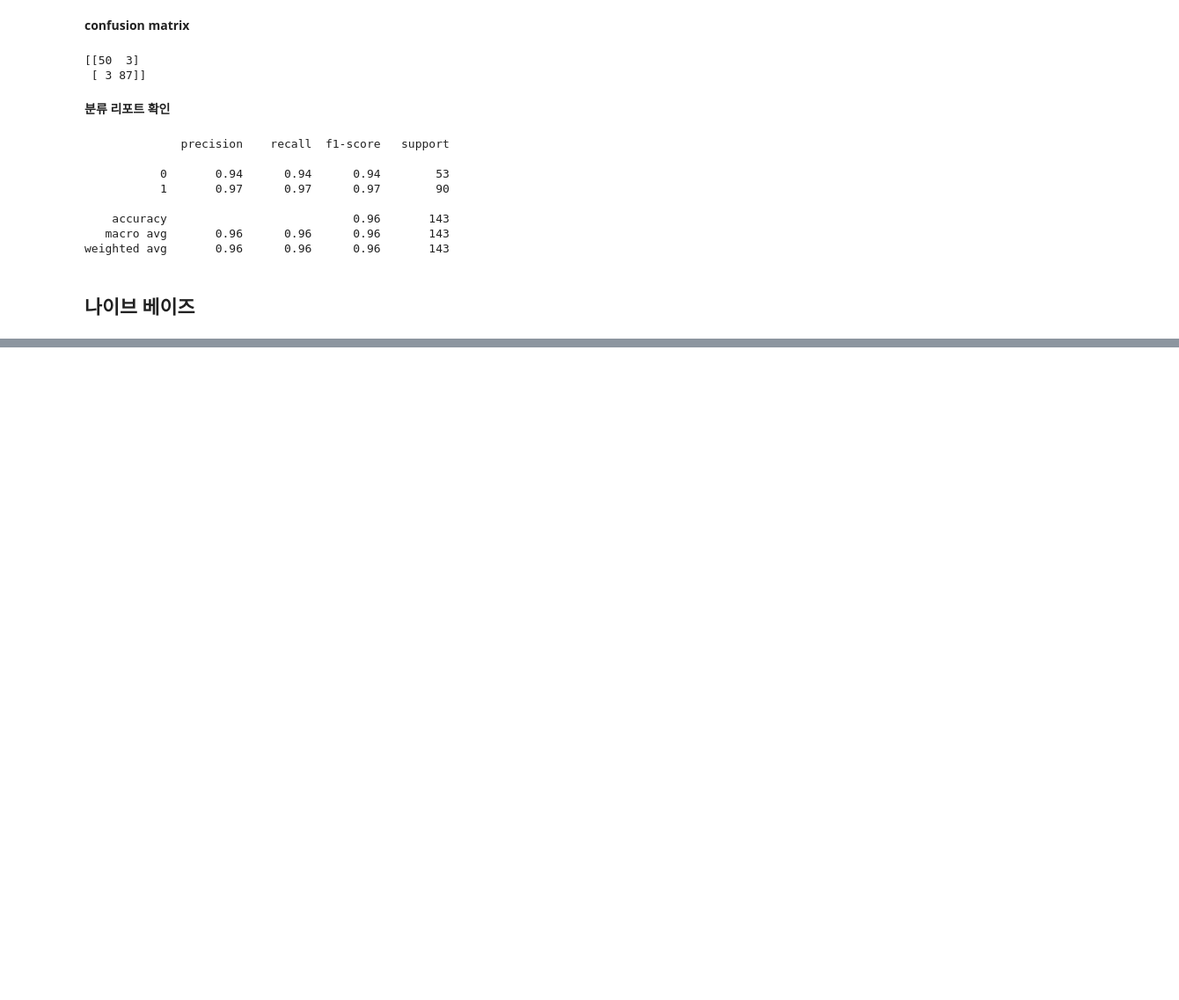
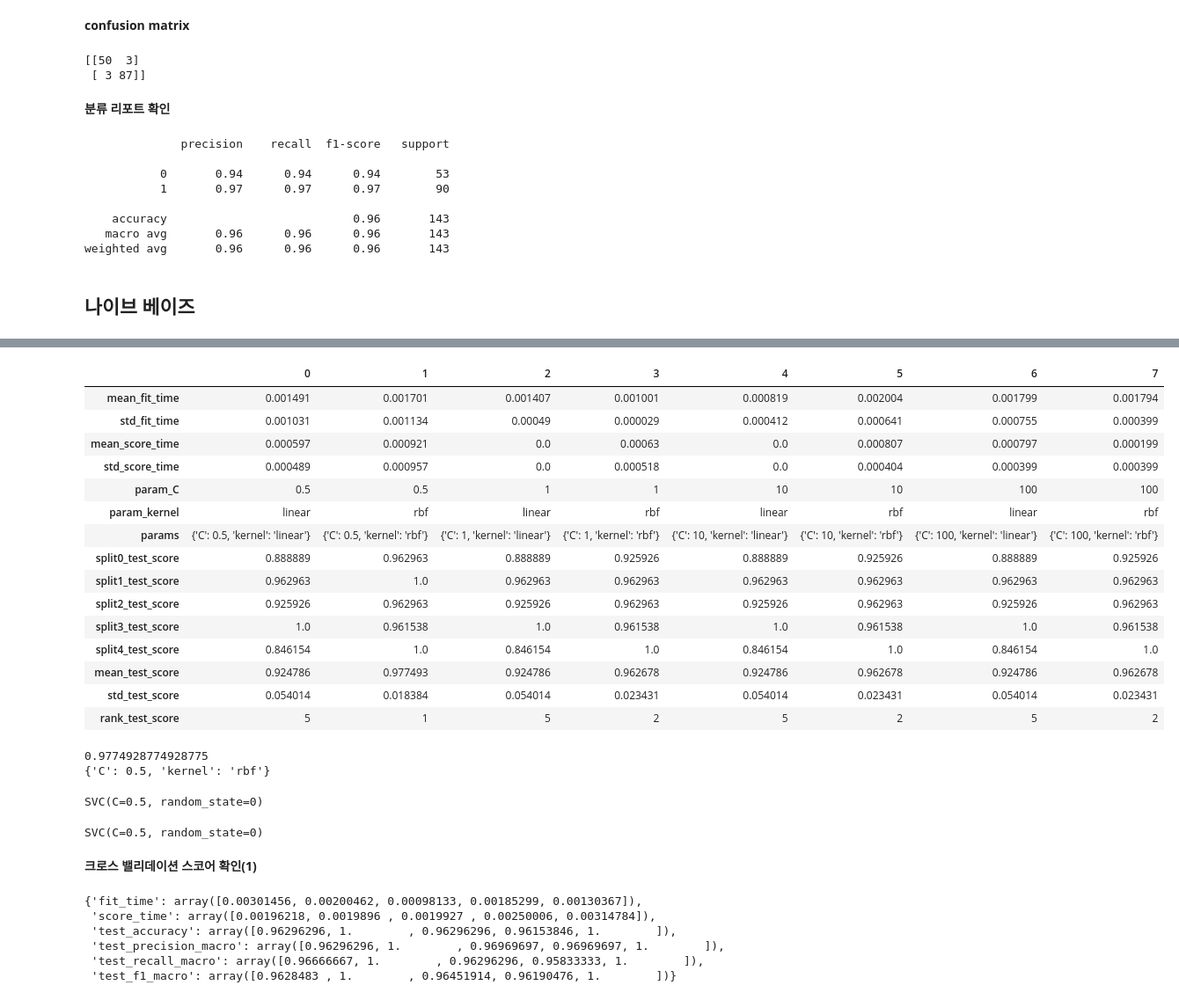
Before and after one commit to kayeehan/Python-practice, a Jupyter notebook: ML books.ipynb, the cells around one changed output, grey strips where cells are left out. Shown at 88% size. Saved outputs shown, nothing was run; the diff lists cells and outputs as text; code cells hidden in the pictures; blank space fills up the shorter version.

```diff
--- a/ML books.ipynb
+++ b/ML books.ipynb
@@ -472,0 +543,11 @@ from sklearn.preprocessing import StandardScaler
+# %%
+from sklearn import svm
+from sklearn.model_selection import StratifiedKFold # 라벨링의 비율을 유지하며 데이터를 추출
+from sklearn.model_selection import GridSearchCV
+
+param_grid = {'kernel':('linear','rbf'),
+              'C':[0.5,1,10,100]}
+kfold = StratifiedKFold(n_splits=5,shuffle=True,random_state=0)
+svc = svm.SVC(random_state=0)
+grid_cv = GridSearchCV(svc, param_grid,cv=kfold,scoring='accuracy')
+grid_cv.fit(X_tn_std,y_tn)
@@ -472,0 +579,51 @@ from sklearn.preprocessing import StandardScaler
+# %%
+import numpy as np
+import pandas as pd
+np.transpose(pd.DataFrame(grid_cv.cv_results_))
+# %% [output]
+|  | 0 | 1 | 2 | 3 | 4 | 5 | 6 | 7 |
+| mean_fit_time | 0.001491 | 0.001701 | 0.001407 | 0.001001 | 0.000819 | 0.002004 | 0.001799 | 0.001794 |
+| std_fit_time | 0.001031 | 0.001134 | 0.00049 | 0.000029 | 0.000412 | 0.000641 | 0.000755 | 0.000399 |
+| mean_score_time | 0.000597 | 0.000921 | 0.0 | 0.00063 | 0.0 | 0.000807 | 0.000797 | 0.000199 |
+| std_score_time | 0.000489 | 0.000957 | 0.0 | 0.000518 | 0.0 | 0.000404 | 0.000399 | 0.000399 |
+| param_C | 0.5 | 0.5 | 1 | 1 | 10 | 10 | 100 | 100 |
+| param_kernel | linear | rbf | linear | rbf | linear | rbf | linear | rbf |
+| params | {'C': 0.5, 'kernel': 'linear'} | {'C': 0.5, 'kernel': 'rbf'} | {'C': 1, 'kernel': 'linear'} | {'C': 1, 'kernel': 'rbf'} | {'C': 10, 'kernel': 'linear'} | {'C': 10, 'kernel': 'rbf'} | {'C': 100, 'kernel': 'linear'} | {'C': 100, 'kernel': 'rbf'} |
+| split0_test_score | 0.888889 | 0.962963 | 0.888889 | 0.925926 | 0.888889 | 0.925926 | 0.888889 | 0.925926 |
+| split1_test_score | 0.962963 | 1.0 | 0.962963 | 0.962963 | 0.962963 | 0.962963 | 0.962963 | 0.962963 |
+| split2_test_score | 0.925926 | 0.962963 | 0.925926 | 0.962963 | 0.925926 | 0.962963 | 0.925926 | 0.962963 |
+| split3_test_score | 1.0 | 0.961538 | 1.0 | 0.961538 | 1.0 | 0.961538 | 1.0 | 0.961538 |
+| split4_test_score | 0.846154 | 1.0 | 0.846154 | 1.0 | 0.846154 | 1.0 | 0.846154 | 1.0 |
+| mean_test_score | 0.924786 | 0.977493 | 0.924786 | 0.962678 | 0.924786 | 0.962678 | 0.924786 | 0.962678 |
+| std_test_score | 0.054014 | 0.018384 | 0.054014 | 0.023431 | 0.054014 | 0.023431 | 0.054014 | 0.023431 |
+| rank_test_score | 5 | 1 | 5 | 2 | 5 | 2 | 5 | 2 |
+# %%
+print(grid_cv.best_score_)
+print(grid_cv.best_params_)
+# %% [output]
+0.9774928774928775
+{'C': 0.5, 'kernel': 'rbf'}
+# %%
+clf = grid_cv.best_estimator_
+print(clf)
+# %% [output]
+SVC(C=0.5, random_state=0)
+# %%
+grid_cv.best_estimator_
+# %% [output]
+SVC(C=0.5, random_state=0)
+# %% [markdown]
+__크로스 밸리데이션 스코어 확인(1)__
+# %%
+# 첫번째 방법
+from sklearn.model_selection import cross_validate
+metrics = ['accuracy','precision_macro','recall_macro','f1_macro']
+cv_scores = cross_validate(clf, X_tn_std, y_tn, cv=kfold, scoring=metrics)
+cv_scores
+# %% [output]
+{'fit_time': array([0.00301456, 0.00200462, 0.00098133, 0.00185299, 0.00130367]),
+ 'score_time': array([0.00196218, 0.0019896 , 0.0019927 , 0.00250006, 0.00314784]),
+ 'test_accuracy': array([0.96296296, 1.        , 0.96296296, 0.96153846, 1.        ]),
+ 'test_precision_macro': array([0.96296296, 1.        , 0.96969697, 0.96969697, 1.        ]),
+ 'test_recall_macro': array([0.96666667, 1.        , 0.96296296, 0.95833333, 1.        ]),
+ 'test_f1_macro': array([0.9628483 , 1.        , 0.96451914, 0.96190476, 1.        ])}
```
Also changed, not shown: parts of 68 cells of this notebook.
